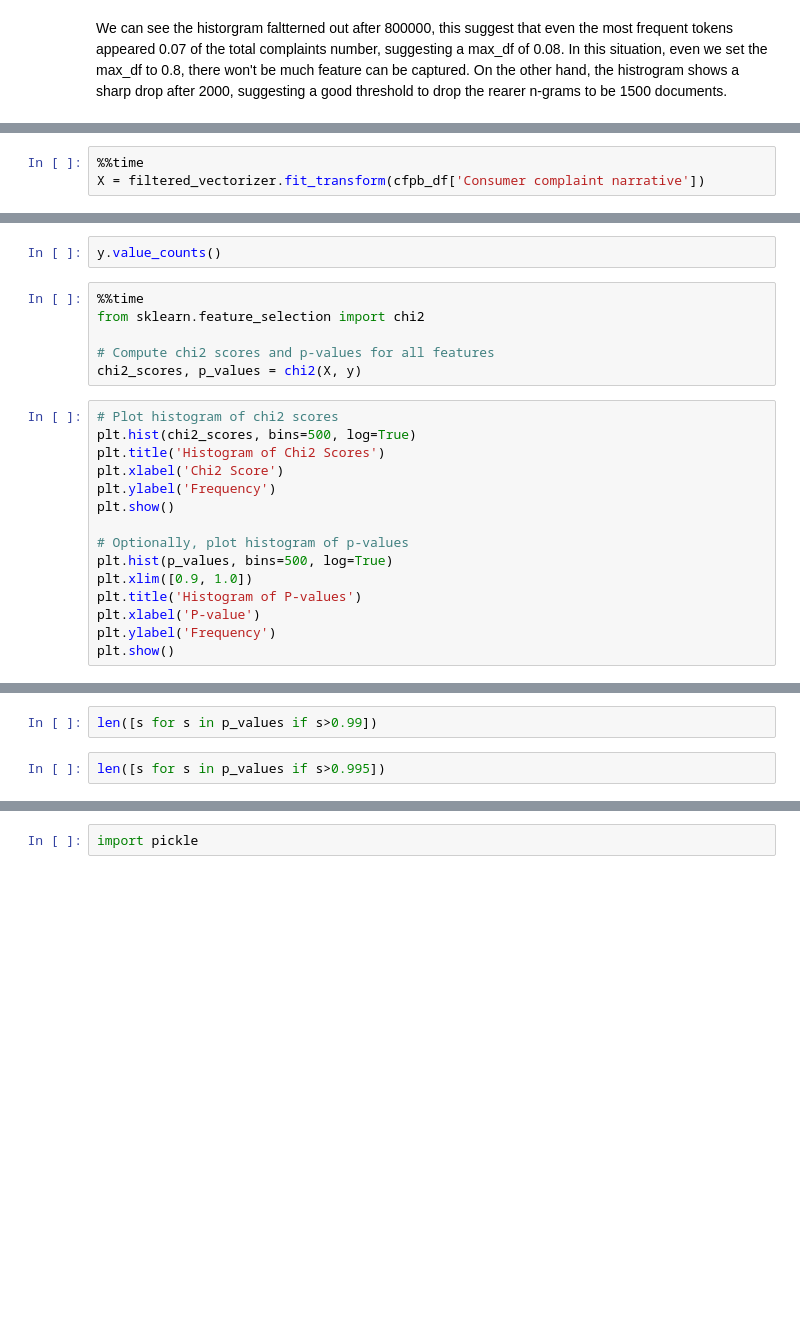
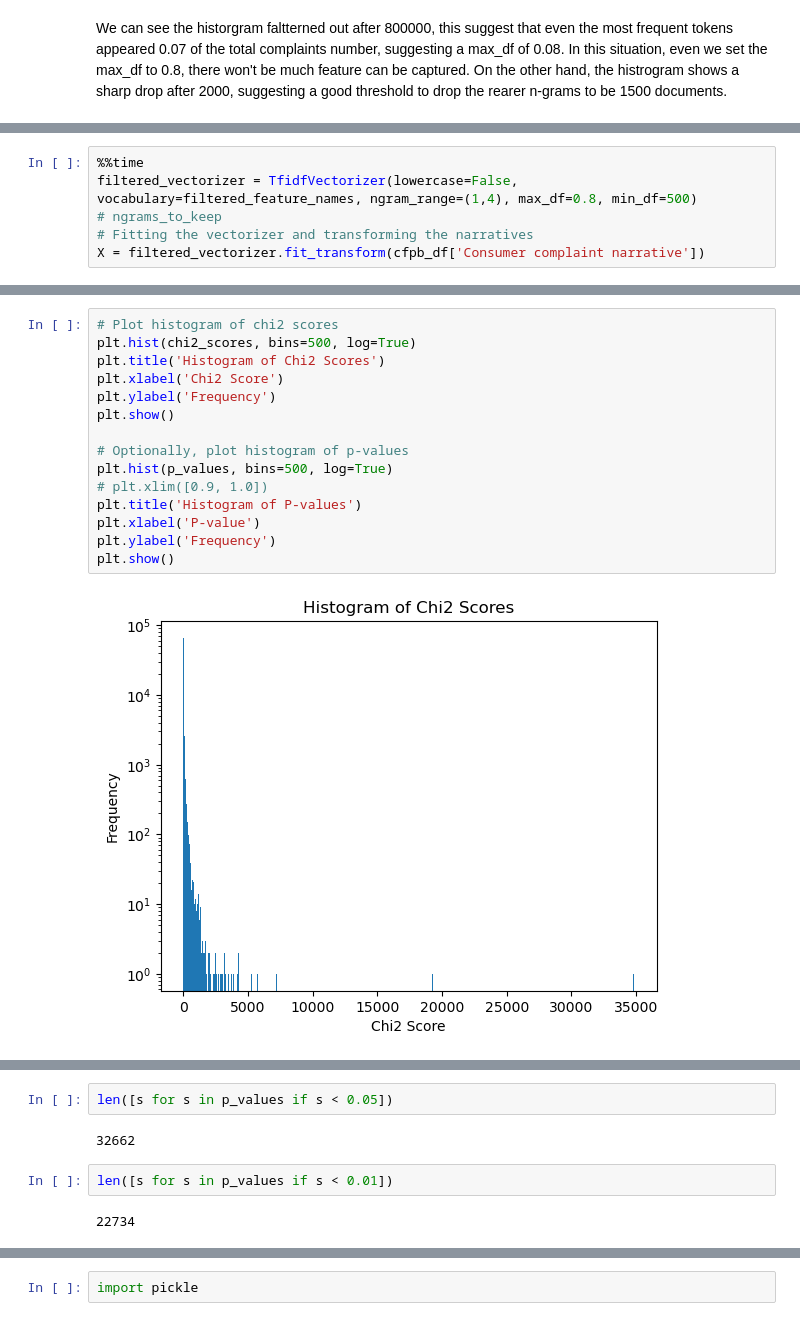
Before and after one commit to jymorris/MADS-CFPB, a Jupyter notebook: 2. Update TFIDF Vectorizer.ipynb, the cells around one changed output, grey strips where cells are left out. Saved outputs shown, nothing was run; the diff lists cells and outputs as text; blank space fills up the shorter version.

```diff
--- a/2. Update TFIDF Vectorizer.ipynb
+++ b/2. Update TFIDF Vectorizer.ipynb
@@ -158,3 +305,6 @@ filtered_vectorizer.fit(cfpb_df['Consumer complaint narrative'])
 # %%
 %%time
+filtered_vectorizer = TfidfVectorizer(lowercase=False, vocabulary=filtered_feature_names, ngram_range=(1,4), max_df=0.8, min_df=500)
+# ngrams_to_keep
+# Fitting the vectorizer and transforming the narratives
 X = filtered_vectorizer.fit_transform(cfpb_df['Consumer complaint narrative'])
@@ -168,23 +321,17 @@ y = cfpb_df.Product.apply(lambda x: 1 if x=="Debt collection" else 0)
-# %%
-y.value_counts()
-# %%
-%%time
-from sklearn.feature_selection import chi2
-
-# Compute chi2 scores and p-values for all features
-chi2_scores, p_values = chi2(X, y)
 # %%
 # Plot histogram of chi2 scores
 plt.hist(chi2_scores, bins=500, log=True)
 plt.title('Histogram of Chi2 Scores')
 plt.xlabel('Chi2 Score')
 plt.ylabel('Frequency')
 plt.show()
 
 # Optionally, plot histogram of p-values
 plt.hist(p_values, bins=500, log=True)
-plt.xlim([0.9, 1.0])
+# plt.xlim([0.9, 1.0])
 plt.title('Histogram of P-values')
 plt.xlabel('P-value')
 plt.ylabel('Frequency')
 plt.show()
+# %% [output]
+[figure, added]
@@ -191,5 +339,9 @@ plt.show()
 # %%
-len([s for s in p_values if s>0.99])
+len([s for s in p_values if s < 0.05])
+# %% [output]
+32662
 # %%
-len([s for s in p_values if s>0.995])
+len([s for s in p_values if s < 0.01])
+# %% [output]
+22734
 # %%
```
Also changed, not shown: parts of 38 cells of this notebook, 5 other files.
